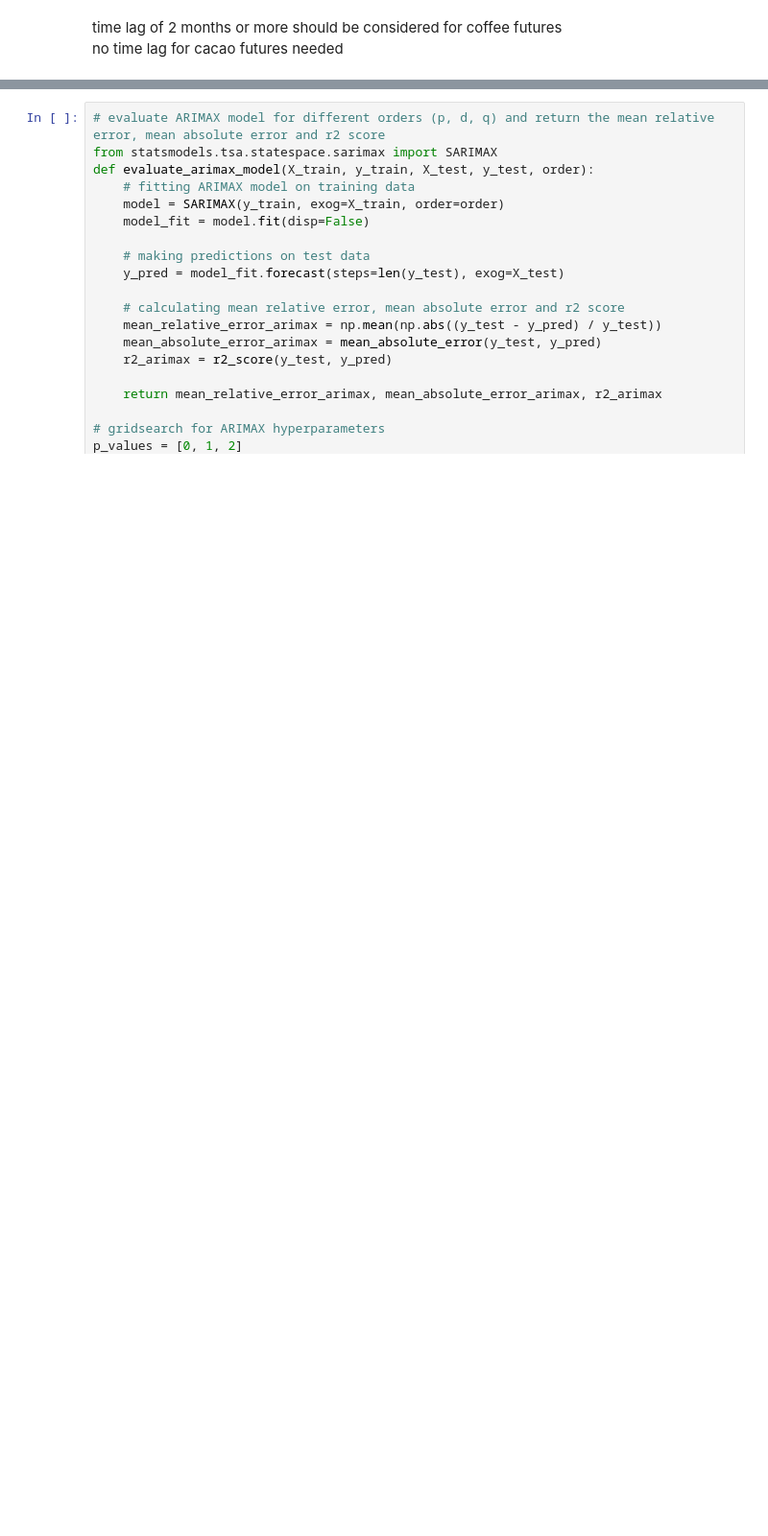
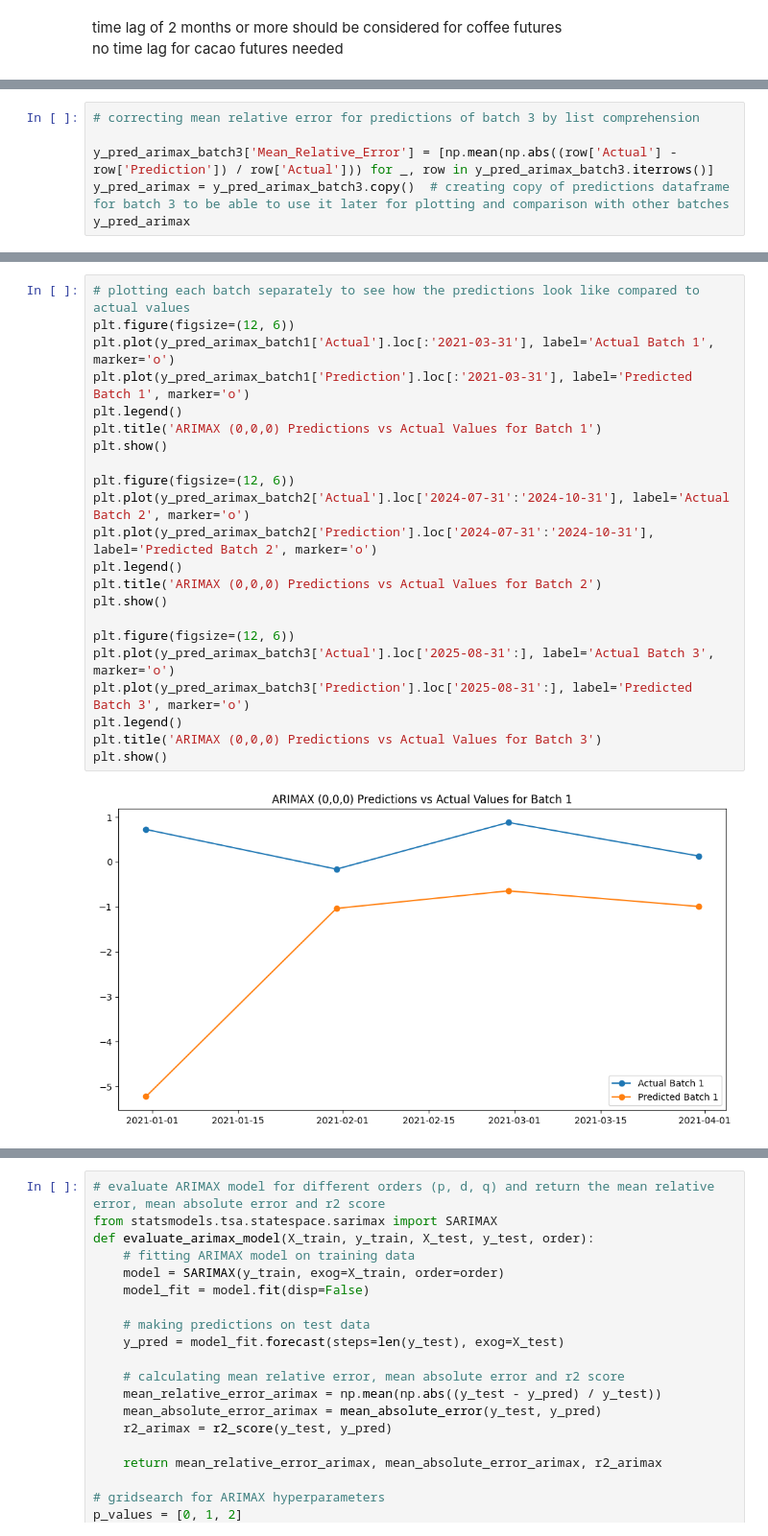
Before and after one commit to salimaabdalla/dpp_projekt_2026, a Jupyter notebook: notebooks/10_ARIMAX_monthly_updated_prediction.ipynb, the cells around one changed output, grey strips where cells are left out. Shown at 96% size. Drawn from its saved outputs; the diff is of its cells as text; blank space fills up the shorter version.

```diff
--- a/notebooks/10_ARIMAX_monthly_updated_prediction.ipynb
+++ b/notebooks/10_ARIMAX_monthly_updated_prediction.ipynb
@@ -436,0 +577,6 @@ Best ARIMA order (R2 Score): (2, 0, 1) with R2 Score: -1.17937970756671
+# %%
+# correcting mean relative error for predictions of batch 3 by list comprehension
+
+y_pred_arimax_batch3['Mean_Relative_Error'] = [np.mean(np.abs((row['Actual'] - row['Prediction']) / row['Actual'])) for _, row in y_pred_arimax_batch3.iterrows()]
+y_pred_arimax = y_pred_arimax_batch3.copy()  # creating copy of predictions dataframe for batch 3 to be able to use it later for plotting and comparison with other batches
+y_pred_arimax
@@ -436,0 +598,24 @@ Best ARIMA order (R2 Score): (2, 0, 1) with R2 Score: -1.17937970756671
+# %%
+# plotting each batch separately to see how the predictions look like compared to actual values
+plt.figure(figsize=(12, 6))
+plt.plot(y_pred_arimax_batch1['Actual'].loc[:'2021-03-31'], label='Actual Batch 1', marker='o')
+plt.plot(y_pred_arimax_batch1['Prediction'].loc[:'2021-03-31'], label='Predicted Batch 1', marker='o')
+plt.legend()
+plt.title('ARIMAX (0,0,0) Predictions vs Actual Values for Batch 1')
+plt.show()
+
+plt.figure(figsize=(12, 6))
+plt.plot(y_pred_arimax_batch2['Actual'].loc['2024-07-31':'2024-10-31'], label='Actual Batch 2', marker='o')
+plt.plot(y_pred_arimax_batch2['Prediction'].loc['2024-07-31':'2024-10-31'], label='Predicted Batch 2', marker='o')
+plt.legend()
+plt.title('ARIMAX (0,0,0) Predictions vs Actual Values for Batch 2')
+plt.show()
+
+plt.figure(figsize=(12, 6))
+plt.plot(y_pred_arimax_batch3['Actual'].loc['2025-08-31':], label='Actual Batch 3', marker='o')
+plt.plot(y_pred_arimax_batch3['Prediction'].loc['2025-08-31':], label='Predicted Batch 3', marker='o')
+plt.legend()
+plt.title('ARIMAX (0,0,0) Predictions vs Actual Values for Batch 3')
+plt.show()
+# %% [output]
+[figure, added]
```
Also changed, not shown: parts of 35 cells of this notebook.
